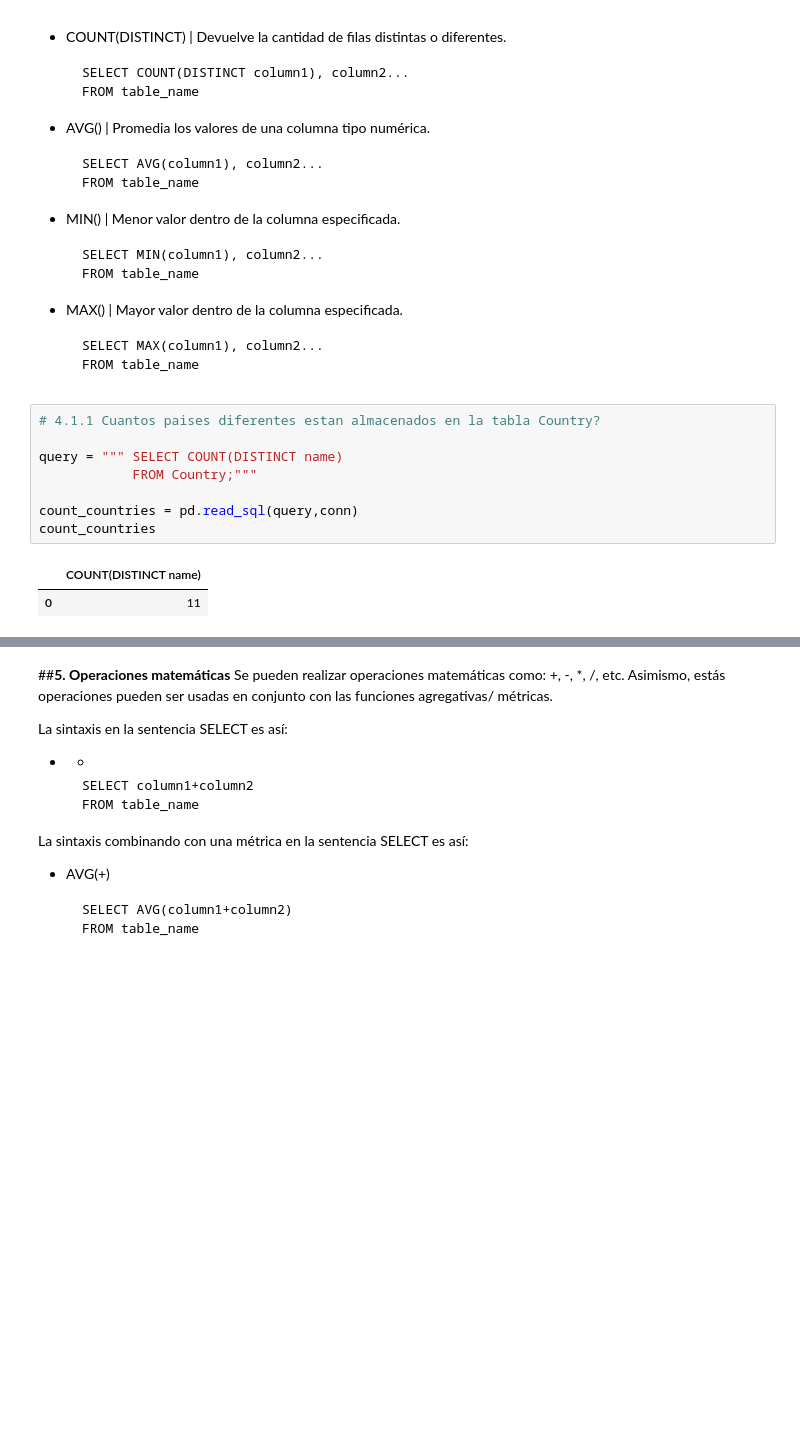
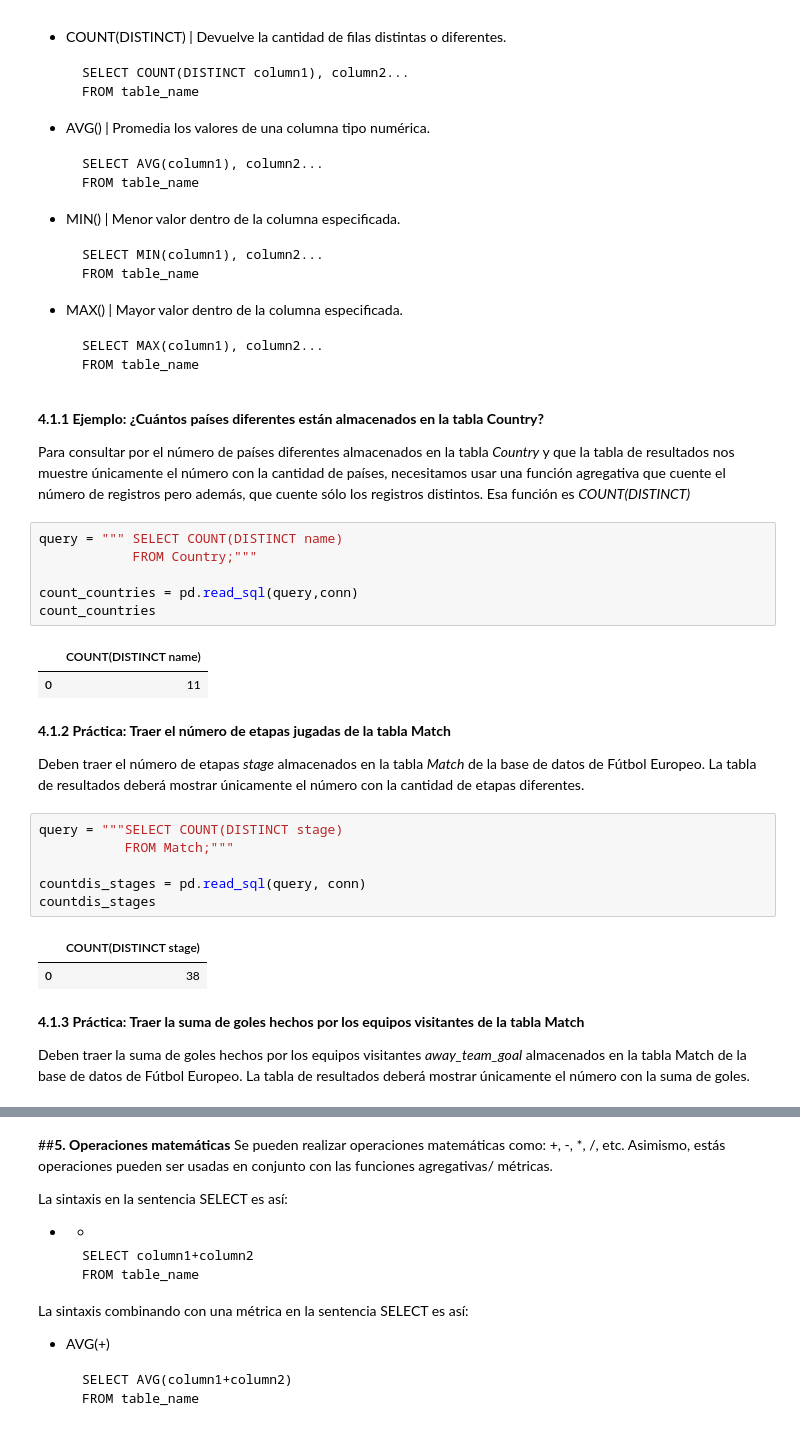
Before and after one commit to ErikaDivantoque/Talento_Tech, a Jupyter notebook: Modulo_2_SQL.ipynb, the cells around one changed output, grey strips where cells are left out. Saved outputs shown, nothing was run; the diff lists cells and outputs as text; blank space fills up the shorter version.

```diff
--- a/Modulo_2_SQL.ipynb
+++ b/Modulo_2_SQL.ipynb
@@ -324,9 +380,11 @@ Todas las métricas tienen que ser agregadas usando funciones. Las funciones agr
 
       SELECT MAX(column1), column2...
       FROM table_name
+# %% [markdown]
+**4.1.1 Ejemplo: ¿Cuántos países diferentes están almacenados en la tabla Country?**
+
+Para consultar por el número de países diferentes almacenados en la tabla *Country* y que la tabla de resultados nos muestre únicamente el número con la cantidad de países, necesitamos usar una función agregativa que cuente el número de registros pero además, que cuente sólo los registros distintos. Esa función es *COUNT(DISTINCT)*
 # %%
-# 4.1.1 Cuantos paises diferentes estan almacenados en la tabla Country?
-
 query = """ SELECT COUNT(DISTINCT name)
             FROM Country;"""
 
@@ -335,4 +393,21 @@ count_countries
 # %% [output]
 |  | COUNT(DISTINCT name) |
 | 0 | 11 |
+# %% [markdown]
+**4.1.2 Práctica: Traer el número de etapas jugadas de la tabla Match**
+
+Deben traer el número de etapas *stage* almacenados en la tabla *Match* de la base de datos de Fútbol Europeo. La tabla de resultados deberá mostrar únicamente el número con la cantidad de etapas diferentes.
+# %%
+query = """SELECT COUNT(DISTINCT stage)
+           FROM Match;"""
+
+countdis_stages = pd.read_sql(query, conn)
+countdis_stages
+# %% [output]
+|  | COUNT(DISTINCT stage) |
+| 0 | 38 |
+# %% [markdown]
+**4.1.3 Práctica: Traer la suma de goles hechos por los equipos visitantes de la tabla Match**
+
+Deben traer la suma de goles hechos por los equipos visitantes *away_team_goal* almacenados en la tabla Match de la base de datos de Fútbol Europeo. La tabla de resultados deberá mostrar únicamente el número con la suma de goles.
 # %%
```
Also changed, not shown: parts of 84 cells of this notebook.
